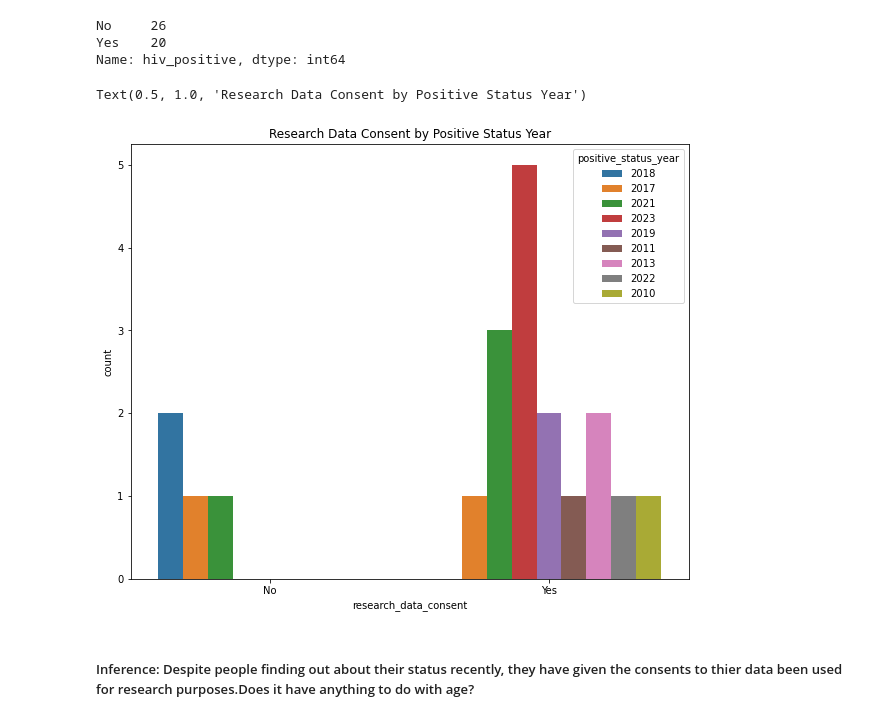
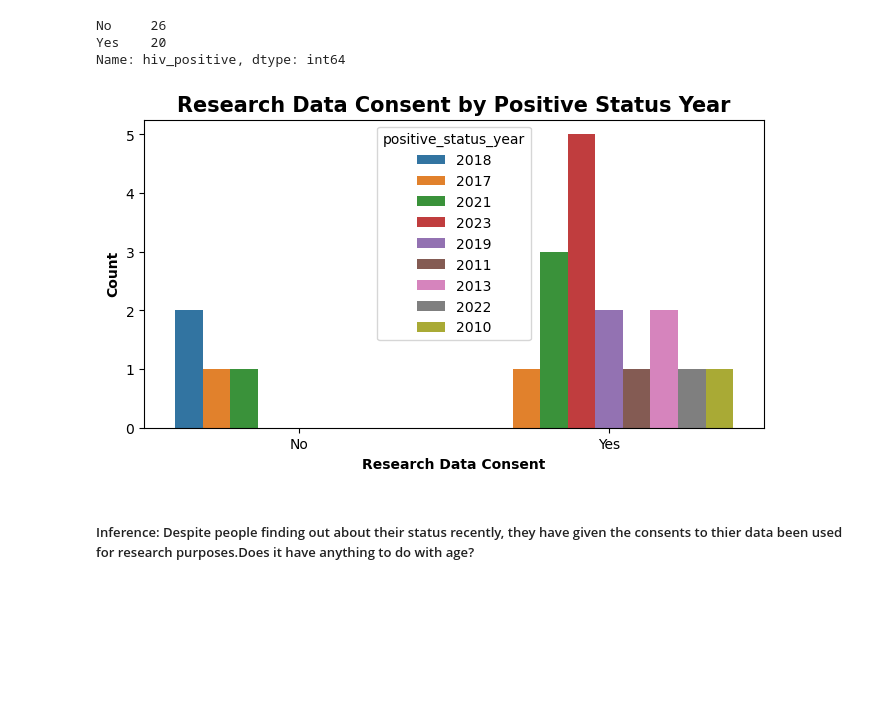
Before and after one commit to joedetDS/HIV-Akwa-Ibom-2023-Survey-Analysis, a Jupyter notebook: HIV_Akwa_Ibom_2023_Survey_Analysis.ipynb, the cells around one changed output. Cells and saved outputs as stored; diff of their text form; code cells hidden in the pictures; blank space fills up the shorter version.

```diff
--- a/HIV_Akwa_Ibom_2023_Survey_Analysis.ipynb
+++ b/HIV_Akwa_Ibom_2023_Survey_Analysis.ipynb
@@ -648,12 +650,14 @@ Name: hiv_positive, dtype: int64
 
 pos=hiv_df[hiv_df['hiv_positive']=='Yes']
 # %%
-plt.figure(figsize=(10,8))
-sns.countplot(pos['research_data_consent'],hue=pos['positive_status_year'])
-plt.title('Research Data Consent by Positive Status Year')
+plt.figure(figsize=(8,4))
+sns.countplot(x = pos['research_data_consent'],hue=pos['positive_status_year'])
+plt.title('Research Data Consent by Positive Status Year',fontweight='bold',fontsize=15)
+plt.xlabel('Research Data Consent', fontweight='bold')
+plt.ylabel('Count', fontweight='bold')
+plt.show()
 # %% [output]
-Text(0.5, 1.0, 'Research Data Consent by Positive Status Year')
-[figure, old version]
+[figure, new version]
 # %% [markdown]
 ##### Inference: Despite people finding out about their status recently, they have given the consents to thier data been used for research purposes.Does it have anything to do with age?
 # %%
```
Also changed, not shown: parts of 11 cells of this notebook.
